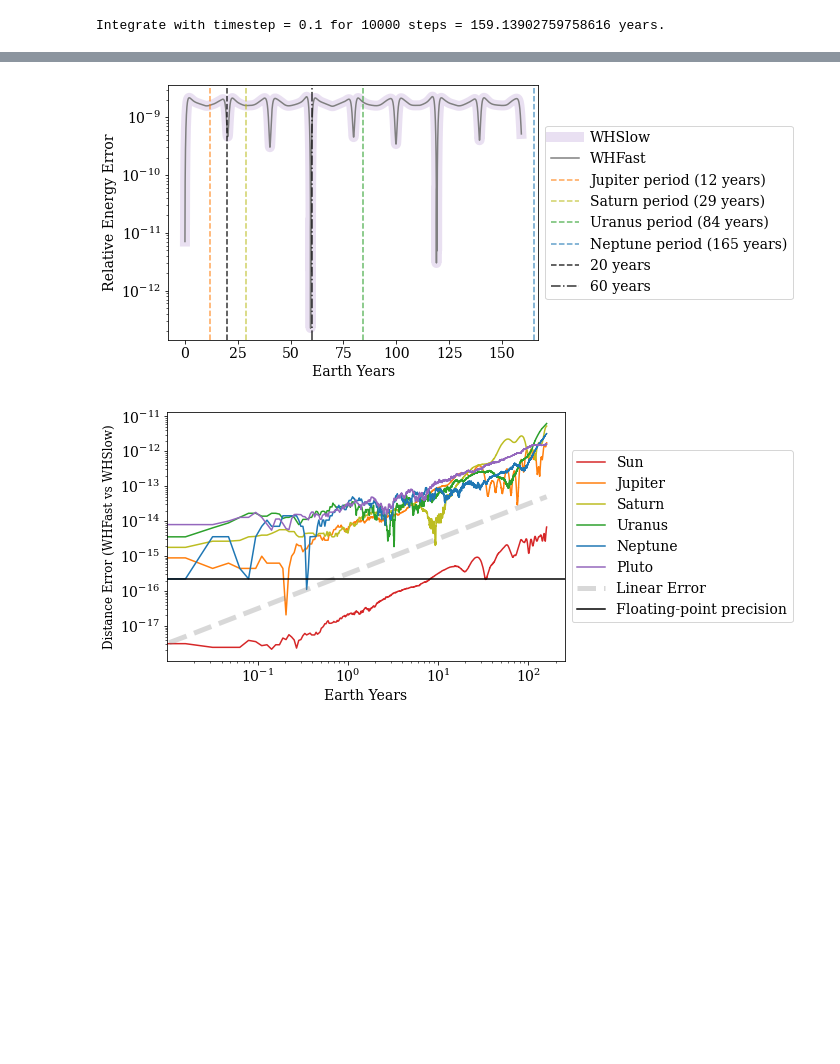
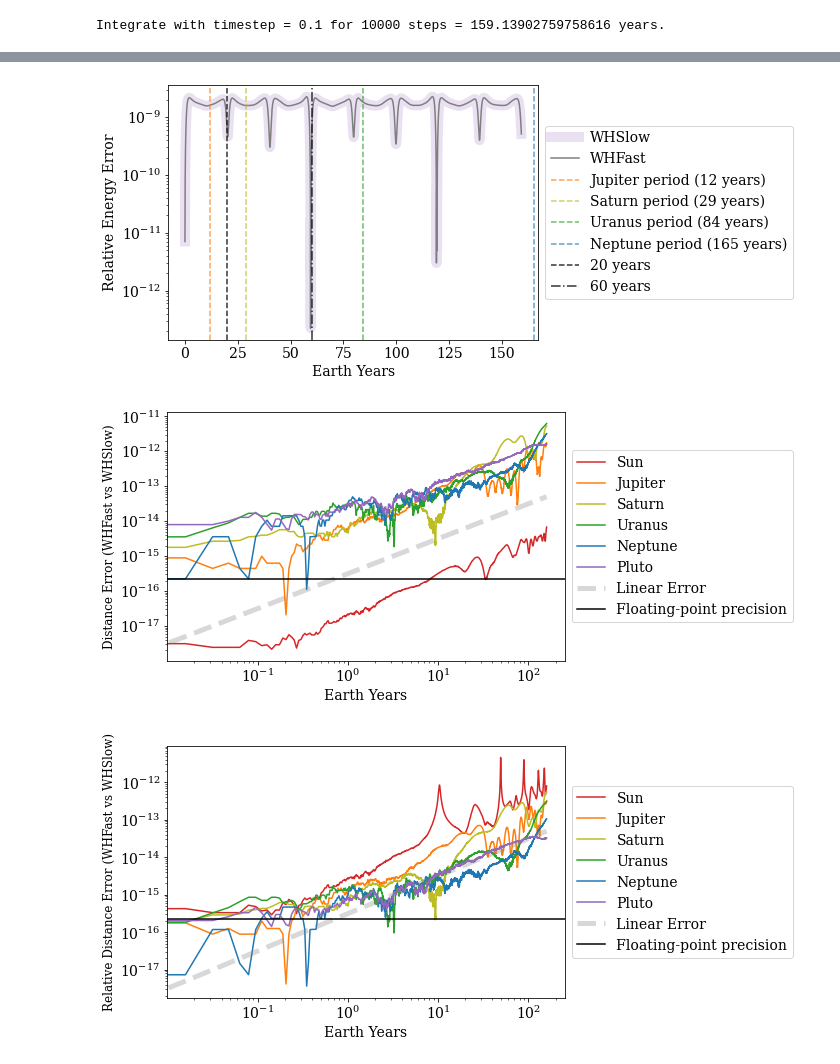
Before and after one commit to michaelkmpoon/eccentricWH, a Jupyter notebook: 08_vanillaWH_outerSolarSystem.ipynb, the cells around one changed output, grey strips where cells are left out. Saved outputs shown, nothing was run; the diff lists cells and outputs as text; code cells hidden in the pictures; blank space fills up the shorter version.

Commit message:
add relative distance error

```diff
--- a/08_vanillaWH_outerSolarSystem.ipynb
+++ b/08_vanillaWH_outerSolarSystem.ipynb
@@ -179,34 +206,53 @@ plt.axvline(60, ls='-.', alpha=0.8, label='60 years', c='black')
 #plt.axvline(20, ls='--', label='Uranus - Saturn period', c='black')
 plt.yscale('log')
 plt.xlabel('Earth Years')
 plt.ylabel('Relative Energy Error')
 plt.legend(loc='center left', bbox_to_anchor=(1, 0.5))
 plt.tight_layout()
 plt.savefig('SS_energy_error.jpg', dpi=300)
 plt.show()
 
 plt.figure(figsize=(10,4.5))
 plt.plot(years, diff0, label='Sun', c='tab:red')
 plt.plot(years, diff1, label='Jupiter', c='tab:orange')
 plt.plot(years, diff2, label='Saturn', c='tab:olive')
 plt.plot(years, diff3, label='Uranus', c='tab:green')
 plt.plot(years, diff4, label='Neptune', c='tab:blue')
 plt.plot(years, diff5, label='Pluto', c='tab:purple')
 plt.plot(years, 5e-18*np.arange(N_steps),ls = '--', c='grey', lw=5, alpha=0.3, label='Linear Error')
 plt.axhline(sys.float_info.epsilon, label='Floating-point precision', c='black')
 plt.xscale('log')
 plt.yscale('log')
 plt.xlabel('Earth Years')
 plt.ylabel('Distance Error (WHFast vs WHSlow)', fontsize=12)
 plt.legend(loc='center left', bbox_to_anchor=(1, 0.5))
 plt.tight_layout()
-plt.savefig('SS_error.jpg', dpi=300)
+#plt.savefig('SS_error.jpg', dpi=300)
 plt.show()
+
+plt.figure(figsize=(10,4.5))
+plt.plot(years, rel_diff0, label='Sun', c='tab:red')
+plt.plot(years, rel_diff1, label='Jupiter', c='tab:orange')
+plt.plot(years, rel_diff2, label='Saturn', c='tab:olive')
+plt.plot(years, rel_diff3, label='Uranus', c='tab:green')
+plt.plot(years, rel_diff4, label='Neptune', c='tab:blue')
+plt.plot(years, rel_diff5, label='Pluto', c='tab:purple')
+plt.plot(years, 5e-18*np.arange(N_steps),ls = '--', c='grey', lw=5, alpha=0.3, label='Linear Error')
+plt.axhline(sys.float_info.epsilon, label='Floating-point precision', c='black')
+plt.xscale('log')
+plt.yscale('log')
+plt.xlabel('Earth Years')
+plt.ylabel('Relative Distance Error (WHFast vs WHSlow)', fontsize=12)
+plt.legend(loc='center left', bbox_to_anchor=(1, 0.5))
+plt.tight_layout()
+#plt.savefig('SS_error.jpg', dpi=300)
+plt.show()
 # %% [output]
 Integrate with timestep = 0.1 for 10000 steps = 159.13902759758616 years.
 [figure]
 [figure]
 [figure]
+[figure, added]
 # %%
 # particle array as [rx, ry, vx, vy, m]
 p0 = np.array([0., 0., 0., 0., 0., 0., 1.])
```
Also changed, not shown: parts of 2 cells of this notebook, 1 other file.
